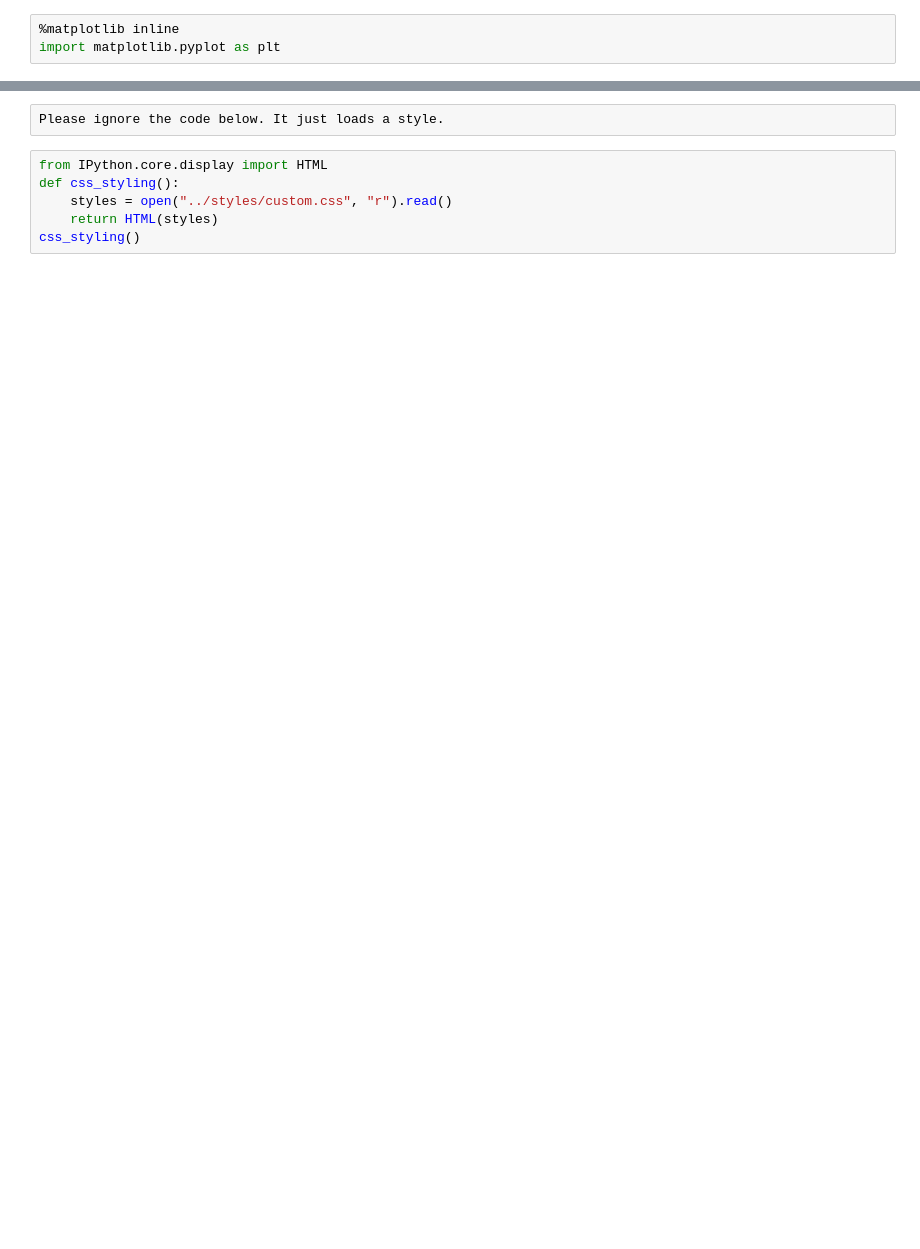
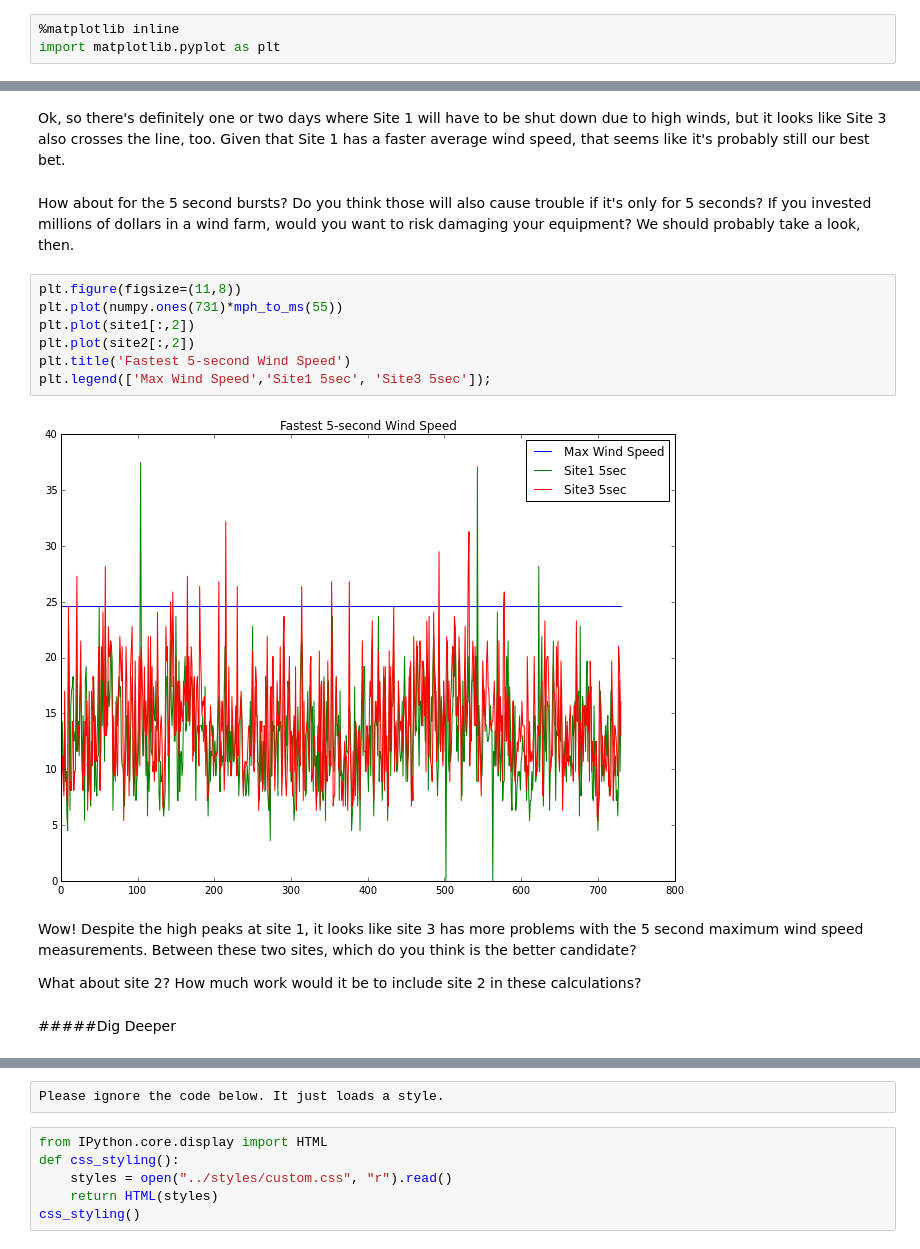
Before and after one commit to barbagroup/JITcode-MechE, a Jupyter notebook: lessons/02_Lesson02_Units_and_Decisions.ipynb, the cells around one changed output, grey strips where cells are left out. Saved outputs shown, nothing was run; the diff lists cells and outputs as text; blank space fills up the shorter version.

```diff
--- a/lessons/02_Lesson02_Units_and_Decisions.ipynb
+++ b/lessons/02_Lesson02_Units_and_Decisions.ipynb
@@ -302,0 +329,19 @@ sum(site3[:,2]/10 > mph_to_ms(45))
+# %% [markdown]
+Ok, so there's definitely one or two days where Site 1 will have to be shut down due to high winds, but it looks like Site 3 also crosses the line, too.  Given that Site 1 has a faster average wind speed, that seems like it's probably still our best bet.
+# %% [markdown]
+How about for the 5 second bursts?  Do you think those will also cause trouble if it's only for 5 seconds?  If you invested millions of dollars in a wind farm, would you want to risk damaging your equipment?  We should probably take a look, then.
+# %%
+plt.figure(figsize=(11,8))
+plt.plot(numpy.ones(731)*mph_to_ms(55))
+plt.plot(site1[:,2])
+plt.plot(site2[:,2])
+plt.title('Fastest 5-second Wind Speed')
+plt.legend(['Max Wind Speed','Site1 5sec', 'Site3 5sec']);
+# %% [output]
+[figure, added]
+# %% [markdown]
+Wow!  Despite the high peaks at site 1, it looks like site 3 has more problems with the 5 second maximum wind speed measurements.  Between these two sites, which do you think is the better candidate?
+
+What about site 2?  How much work would it be to include site 2 in these calculations?
+# %% [markdown]
+#####Dig Deeper
```
Also changed, not shown: parts of 44 cells of this notebook.
